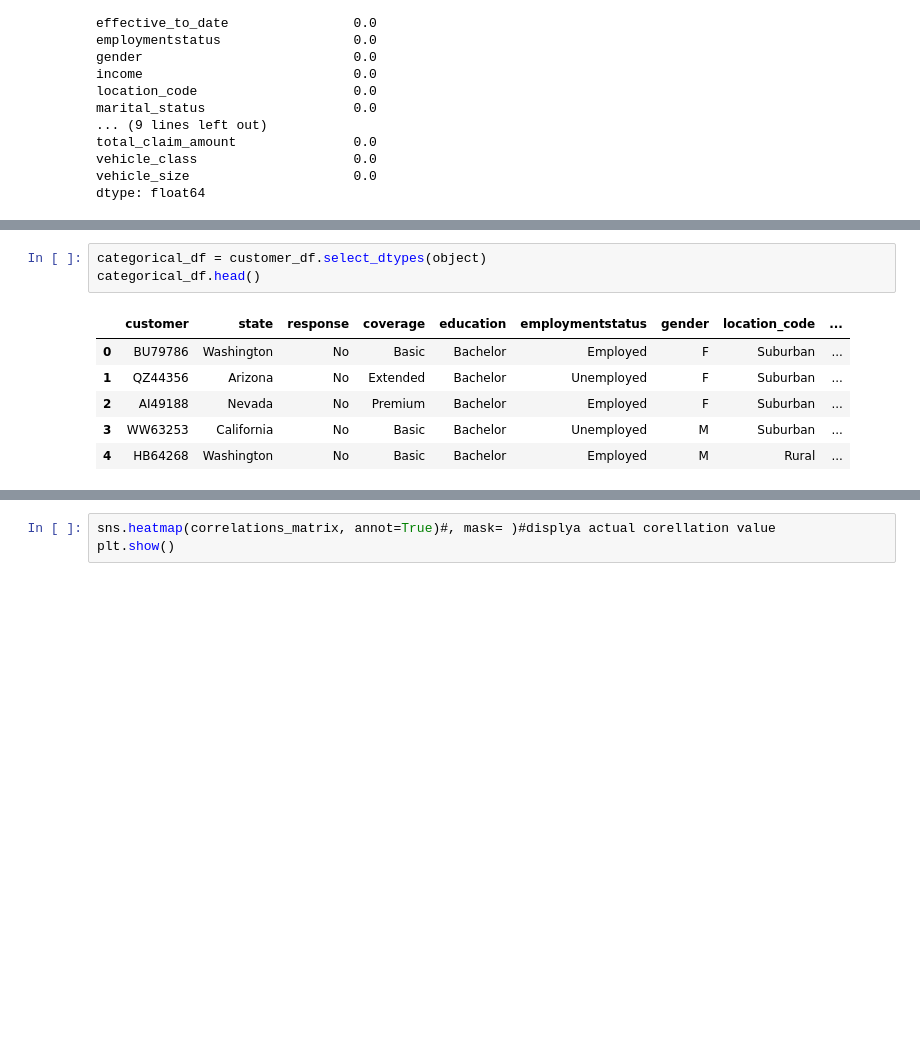
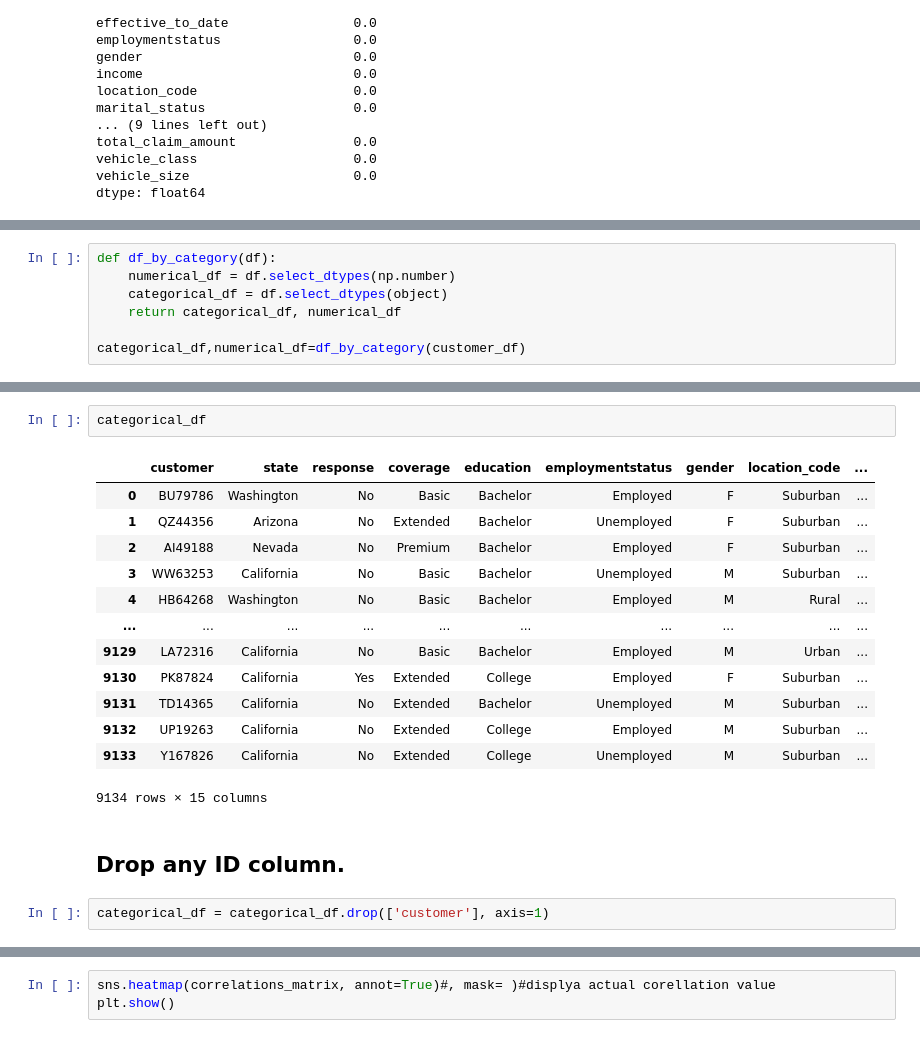
Before and after one commit to aparnamuratkar/lab-cleaning-numerical-data, a Jupyter notebook: files_for_lab/lab-cleaning-numerical-data.ipynb, the cells around one changed output, grey strips where cells are left out. Drawn from its saved outputs; the diff is of its cells as text; blank space fills up the shorter version.

```diff
--- a/files_for_lab/lab-cleaning-numerical-data.ipynb
+++ b/files_for_lab/lab-cleaning-numerical-data.ipynb
@@ -102 +130,8 @@ dtype: float64
+# %%
+def df_by_category(df):
+    numerical_df = df.select_dtypes(np.number)
+    categorical_df = df.select_dtypes(object)
+    return categorical_df, numerical_df
+
+categorical_df,numerical_df=df_by_category(customer_df)
 # %%
@@ -112,10 +154,20 @@ numericals_df.head()
 # %%
-categorical_df = customer_df.select_dtypes(object)
-categorical_df.head()
+categorical_df
 # %% [output]
 |  | customer | state | response | coverage | education | employmentstatus | gender | location_code | ... |
 | 0 | BU79786 | Washington | No | Basic | Bachelor | Employed | F | Suburban | ... |
 | 1 | QZ44356 | Arizona | No | Extended | Bachelor | Unemployed | F | Suburban | ... |
 | 2 | AI49188 | Nevada | No | Premium | Bachelor | Employed | F | Suburban | ... |
 | 3 | WW63253 | California | No | Basic | Bachelor | Unemployed | M | Suburban | ... |
 | 4 | HB64268 | Washington | No | Basic | Bachelor | Employed | M | Rural | ... |
+| ... | ... | ... | ... | ... | ... | ... | ... | ... | ... |
+| 9129 | LA72316 | California | No | Basic | Bachelor | Employed | M | Urban | ... |
+| 9130 | PK87824 | California | Yes | Extended | College | Employed | F | Suburban | ... |
+| 9131 | TD14365 | California | No | Extended | Bachelor | Unemployed | M | Suburban | ... |
+| 9132 | UP19263 | California | No | Extended | College | Employed | M | Suburban | ... |
+| 9133 | Y167826 | California | No | Extended | College | Unemployed | M | Suburban | ... |
+9134 rows × 15 columns
+# %% [markdown]
+## Drop any ID column.
+# %%
+categorical_df = categorical_df.drop(['customer'], axis=1)
```
Also changed, not shown: parts of 31 cells of this notebook.
